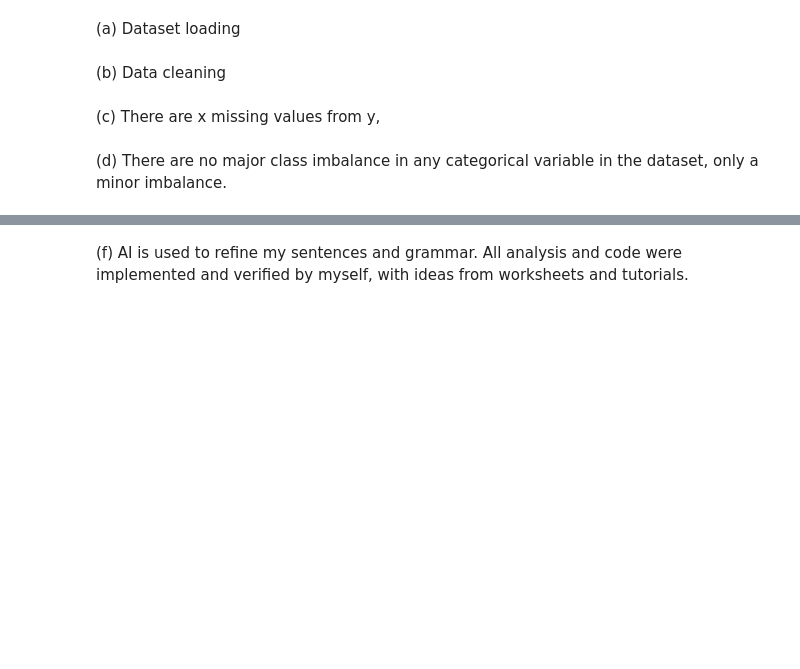
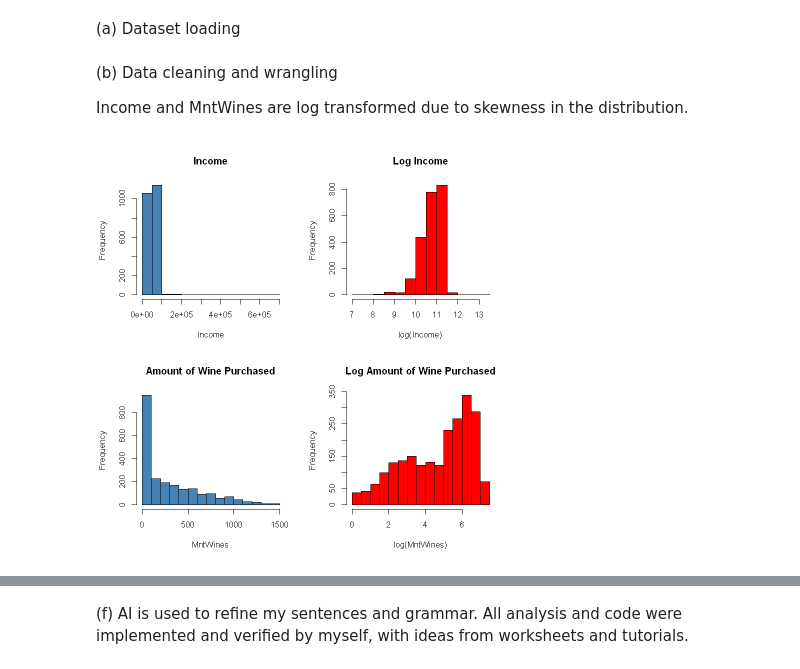
Before and after one commit to drrnaxl/STAT-301-Project, a Jupyter notebook: Final.ipynb, the cells around one changed output, grey strips where cells are left out. Saved outputs shown, nothing was run; the diff lists cells and outputs as text; code cells hidden in the pictures; blank space fills up the shorter version.

```diff
--- a/Final.ipynb
+++ b/Final.ipynb
@@ -71,8 +105,33 @@ data.frame(Type = sapply(cpa, class))
 
 cpa <- read.delim("marketing_campaign.csv")
-# %% [markdown]
-(b) Data cleaning
-# %% [markdown]
-(c) There are x missing values from y,
-# %% [markdown]
-(d) There are no major class imbalance in any categorical variable in the dataset, only a minor imbalance.
+# %% [markdown]
+(b) Data cleaning and wrangling
+
+Income and MntWines are log transformed due to skewness in the distribution.
+# %%
+# Skewness
+par(mfrow = c(2,2))
+
+hist(cpa$Income,
+     main = "Income",
+     xlab = "Income",
+     col = "steelblue")
+
+hist(log(cpa$Income),
+     main = "Log Income",
+     xlab = "log(Income)",
+     col = "red")
+
+hist(cpa$MntWines,
+     main = "Amount of Wine Purchased",
+     xlab = "MntWines",
+     col = "steelblue")
+
+hist(log(cpa$MntWines),
+     main = "Log Amount of Wine Purchased",
+     xlab = "log(MntWines)",
+     col = "red")
+
+par(mfrow = c(1,1))
+# %% [output]
+[figure, added]
```
Also changed, not shown: parts of 13 cells of this notebook, 1 other file.
